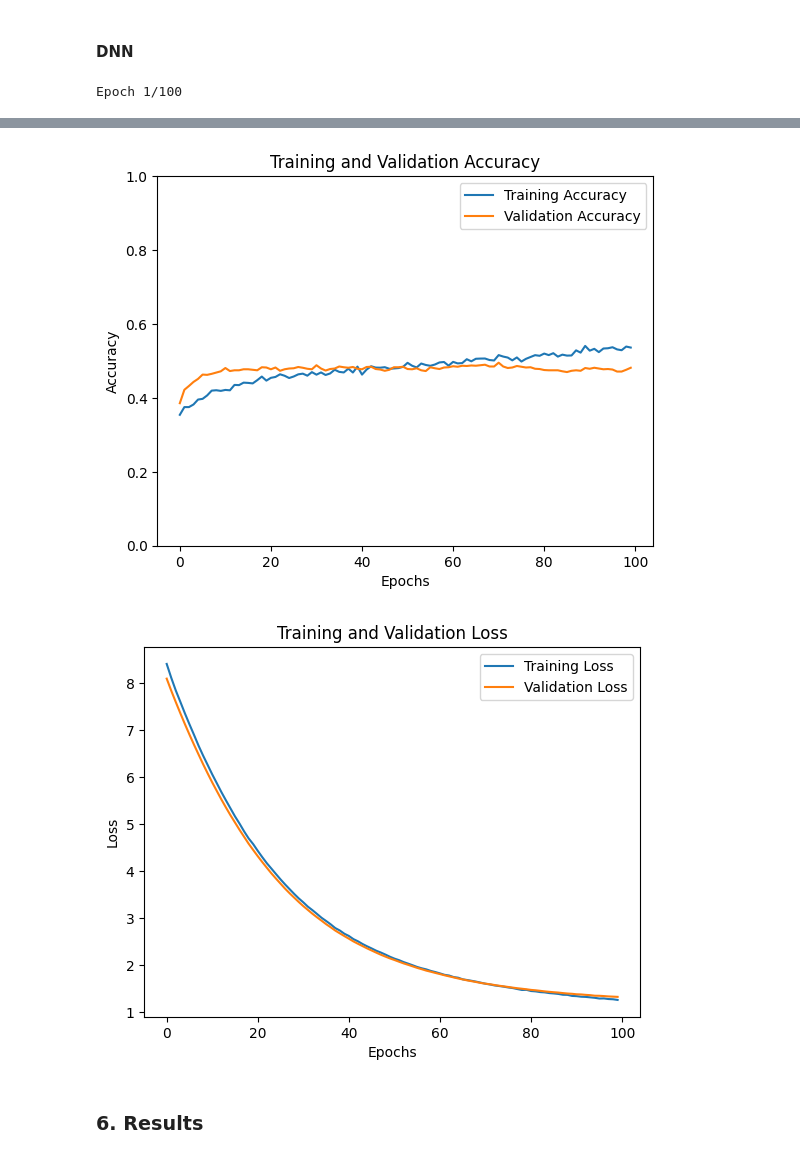
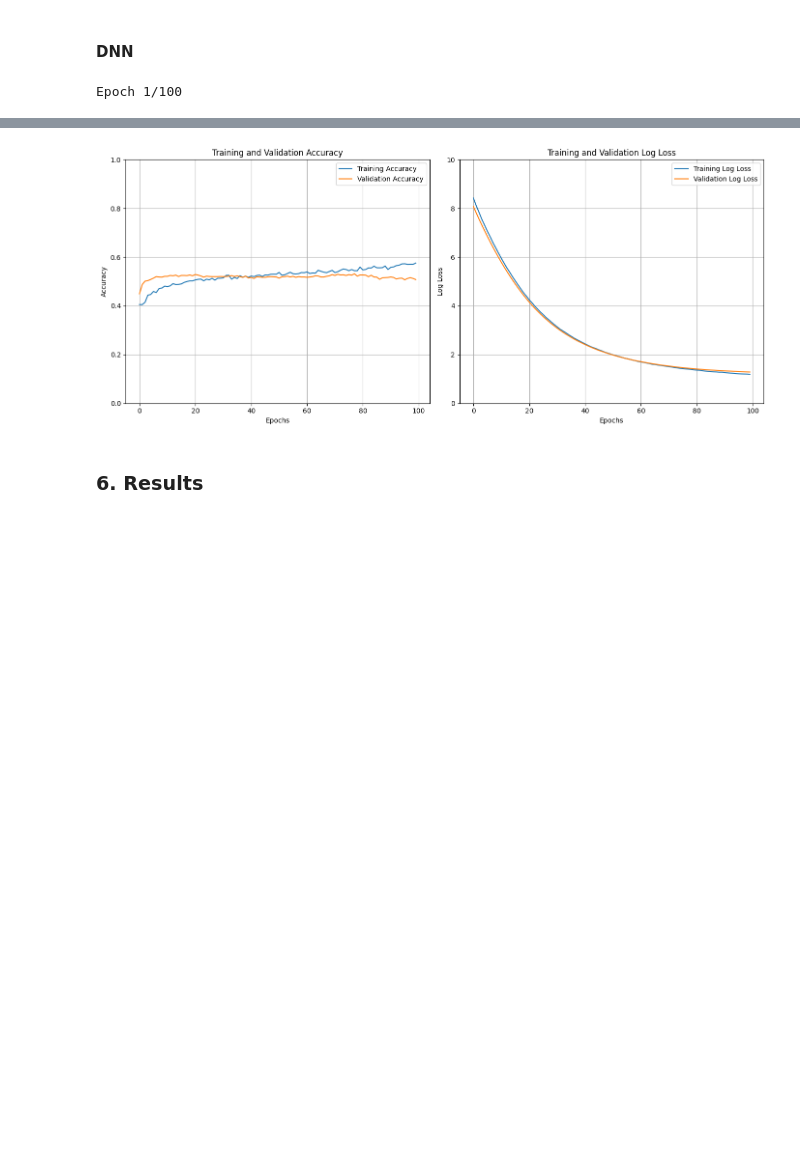
Before and after one commit to SavaniSawaikar/EPL-Prediction, a Jupyter notebook: notebooks/notebook.ipynb, the cells around one changed output, grey strips where cells are left out. Drawn from its saved outputs; the diff is of its cells as text; code cells hidden in the pictures; blank space fills up the shorter version.

Commit message:
removed custom weights for DNN

```diff
--- a/notebooks/notebook.ipynb
+++ b/notebooks/notebook.ipynb
@@ -1235,13 +1235,13 @@ X_train, X_val, y_train, y_val = train_test_split(
 #### DNN
 # %%
 
-# Compute class weights
-class_weights = compute_class_weight(
-    class_weight='balanced',
-    classes=np.arange(y.shape[1]),
-    y=np.argmax(y, axis=1)
-)
-class_weights = dict(enumerate(class_weights))
+# # Compute class weights
+# class_weights = compute_class_weight(
+#     class_weight='balanced',
+#     classes=np.arange(y.shape[1]),
+#     y=np.argmax(y, axis=1)
+# )
+# class_weights = dict(enumerate(class_weights))
 
 # Define the DNN model
 model = Sequential([
@@ -1292,14 +1292,18 @@ history = model.fit(
     epochs=100,
     batch_size=32,
     validation_data=(X_val, y_val),
-    class_weight=class_weights,
     callbacks=[early_stopping, reduce_lr],
     verbose=1
 )
 
-# Visualize training and validation accuracy
+# Visualize training and validation log loss and accuracy
 import matplotlib.pyplot as plt
 
+# Plotting Log Loss and Accuracy
+plt.figure(figsize=(14, 6))
+
+# Subplot 1: Accuracy
+plt.subplot(1, 2, 1)
 plt.plot(history.history['accuracy'], label='Training Accuracy')
 plt.plot(history.history['val_accuracy'], label='Validation Accuracy')
 plt.xlabel('Epochs')
@@ -1307,15 +1311,20 @@ plt.ylabel('Accuracy')
 plt.ylim(0, 1)
 plt.legend()
 plt.title("Training and Validation Accuracy")
+plt.grid(True)
+
+# Subplot 2: Log Loss
+plt.subplot(1, 2, 2)
+plt.plot(history.history['loss'], label='Training Log Loss')
+plt.plot(history.history['val_loss'], label='Validation Log Loss')
+plt.xlabel('Epochs')
+plt.ylabel('Log Loss')
+plt.ylim(0, 10)  # Adjust if your log loss range differs
+plt.legend()
+plt.title("Training and Validation Log Loss")
+plt.grid(True)
+
+plt.tight_layout()
 plt.show()
-
-# Visualize training and validation loss
-plt.plot(history.history['loss'], label='Training Loss')
-plt.plot(history.history['val_loss'], label='Validation Loss')
-plt.xlabel('Epochs')
-plt.ylabel('Loss')
-plt.legend()
-plt.title("Training and Validation Loss")
-plt.show()
 # %% [output]
 Epoch 1/100
@@ -1338,6 +1347,5 @@ Epoch 100/100
 Restoring model weights from the end of the best epoch: 100.
-[figure, old version]
+[figure, new version]
-[figure, removed]
 # %% [markdown]
 ### 6. Results
 # %%
```
Also changed, not shown: parts of 4 cells of this notebook.
